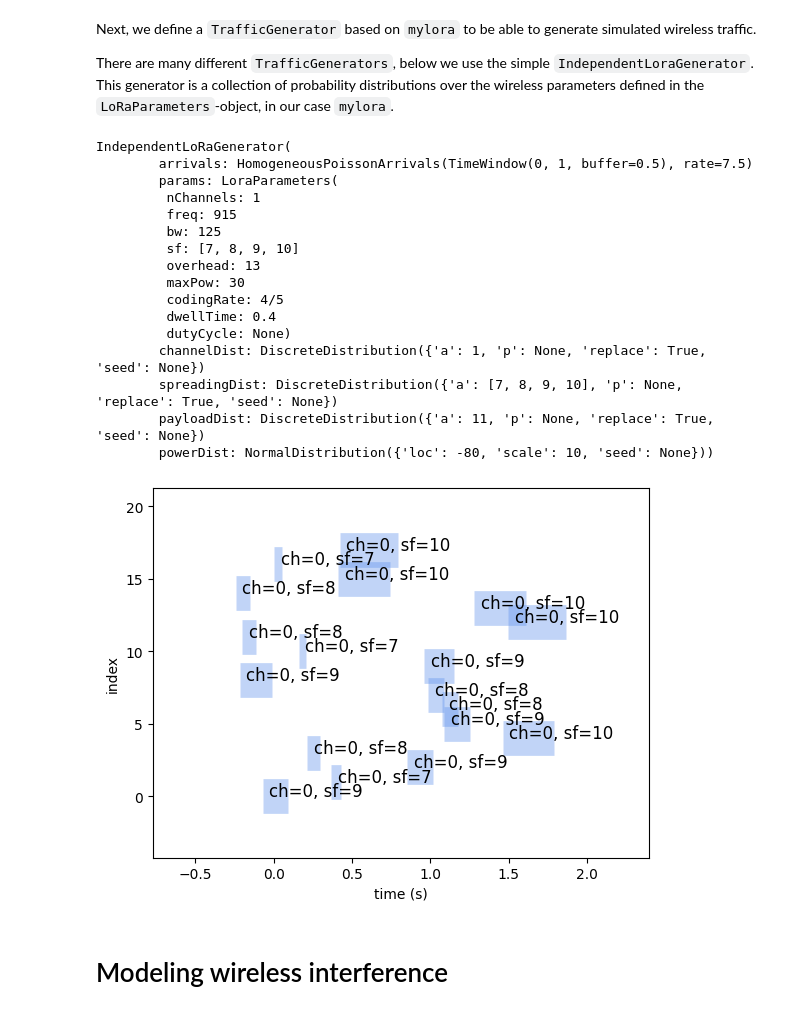
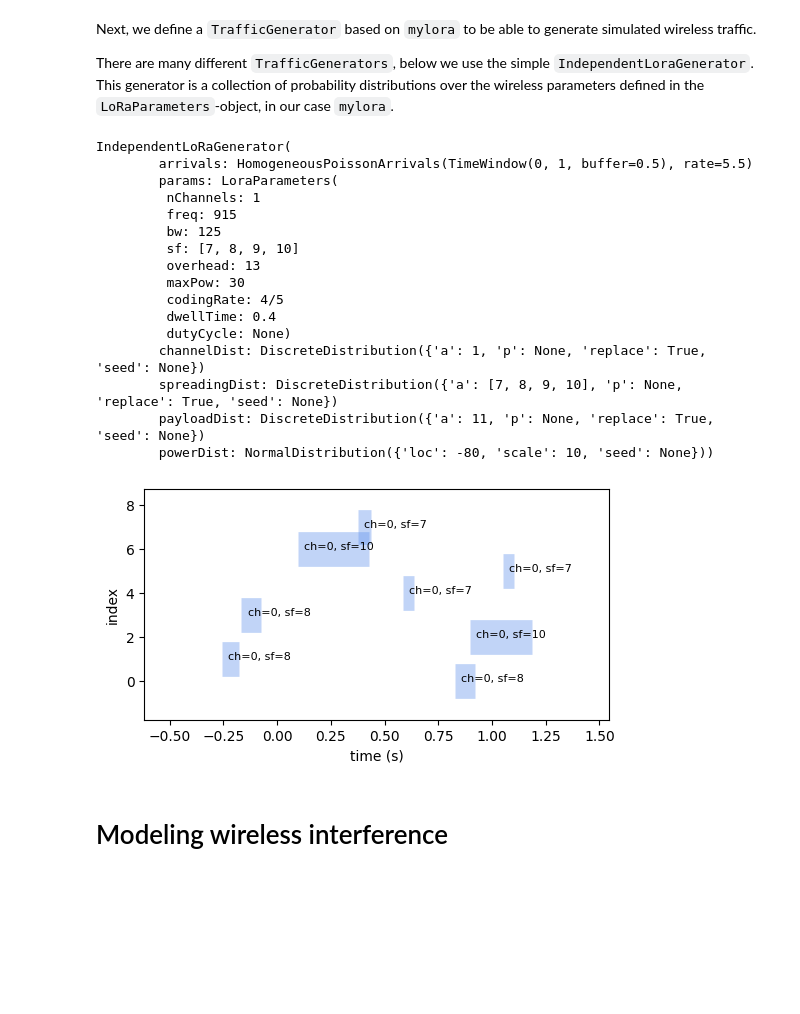
Before and after one commit to seaarts/lora-network-planner, a Jupyter notebook: notebooks/interference-simultion.ipynb, the cells around one changed output. Drawn from its saved outputs; the diff is of its cells as text; code cells hidden in the pictures; blank space fills up the shorter version.

Commit message:
Add notBuffer and update nb

```diff
--- a/notebooks/interference-simultion.ipynb
+++ b/notebooks/interference-simultion.ipynb
@@ -78,12 +78,12 @@ Next, we define a ``TrafficGenerator`` based on ``mylora`` to be able to generat
 There are many different ``TrafficGenerators``, below we use the simple ``IndependentLoraGenerator``. This generator is a collection of probability distributions over the wireless parameters defined in  the ``LoRaParameters``-object, in our case ``mylora``.
 # %%
 # make a traffic generator
-loraDist = lpf.IndependentLoRaGenerator.from_parameters(mylora, tMin=0, tMax=1, buffer=0.5, rate=7.5)
+loraDist = lpf.IndependentLoRaGenerator.from_parameters(mylora, tMin=0, tMax=1, buffer=0.5, rate=5.5)
 
 print(loraDist) # inspect its contents
 # %% [output]
 IndependentLoRaGenerator(
-        arrivals: HomogeneousPoissonArrivals(TimeWindow(0, 1, buffer=0.5), rate=7.5)
+        arrivals: HomogeneousPoissonArrivals(TimeWindow(0, 1, buffer=0.5), rate=5.5)
         params: LoraParameters(
          nChannels: 1
          freq: 915
@@ -101,10 +101,10 @@ IndependentLoRaGenerator(
 # %%
 # sample and plot
 traffic = loraDist.sample()
 
-traffic.plot(text=True);
+traffic.plot(text=True, figsize=(6,3), fontsize=8);
 # %% [output]
-[figure, old version]
+[figure, new version]
 # %% [markdown]
 # Modeling wireless interference
 # %% [markdown]
```
Also changed, not shown: parts of 7 cells of this notebook, 1 other file.
